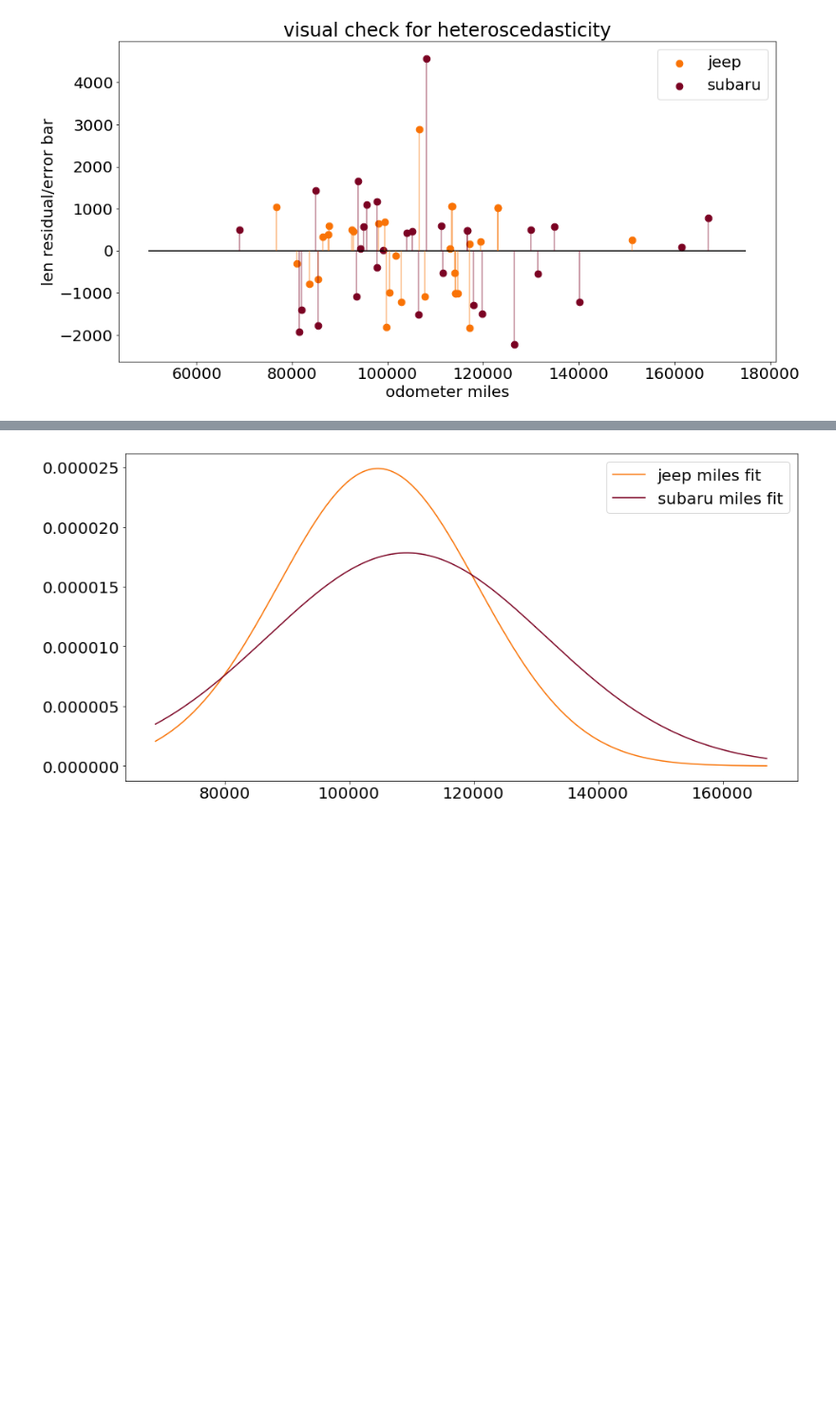
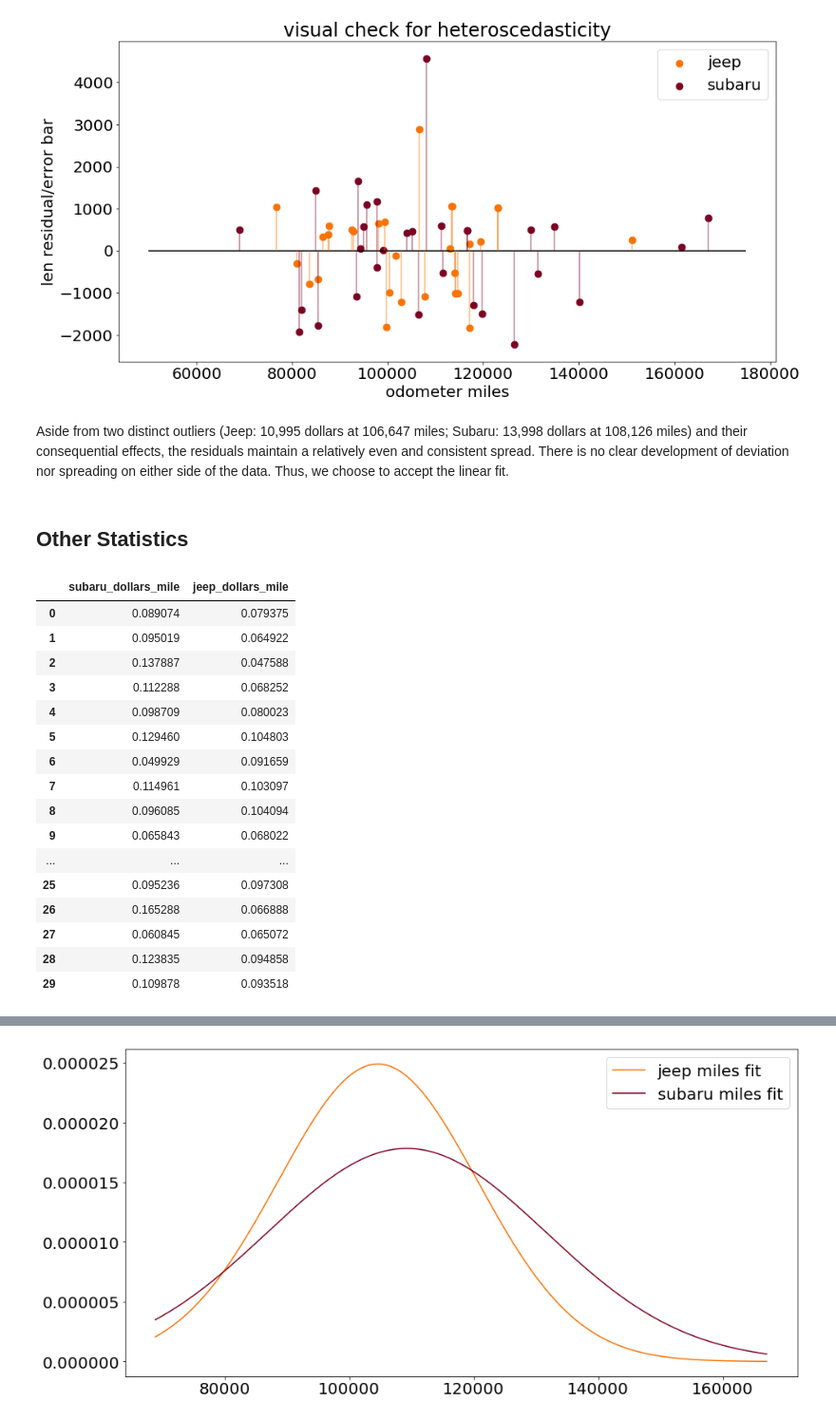
Before and after one commit to djdebonis/jeep_subaru, a Jupyter notebook: jeepsubaruanalysis.ipynb, the cells around one changed output, grey strips where cells are left out. Shown: that part at 95% size. Cells and saved outputs as stored; diff of their text form; code cells hidden in the pictures; blank space fills up the shorter version.

```diff
--- a/jeepsubaruanalysis.ipynb
+++ b/jeepsubaruanalysis.ipynb
@@ -254,3 +256,37 @@ plt.title('visual check for heteroscedasticity')
 # %% [output]
 Text(0.5, 1.0, 'visual check for heteroscedasticity')
 [figure]
+# %% [markdown]
+Aside from two distinct outliers (Jeep: 10,995 dollars at 106,647 miles; Subaru: 13,998 dollars at 108,126 miles) and their consequential effects, the residuals maintain a relatively even and consistent spread. There is no clear development of deviation nor spreading on either side of the data. Thus, we choose to accept the linear fit.
+# %% [markdown]
+## Other Statistics
+# %%
+# use the original car_data set to create a new df that displays how many dollars each car is worth according to its
+# mileage. i.e. value as a function of odometer reading
+
+# create two series from original dataframe
+jeep_dollars_mile = car_data['jeep_asking_price']/car_data['jeep_odometer_miles']
+subaru_dollars_mile = car_data['subaru_asking_price']/car_data['subaru_odometer_miles']
+
+# pu
+dollars_mile = {'subaru_dollars_mile': subaru_dollars_mile, 'jeep_dollars_mile': jeep_dollars_mile}
+dollars_mile_df = pd.DataFrame(dollars_mile)
+dollars_mile_df
+# %% [output]
+|  | subaru_dollars_mile | jeep_dollars_mile |
+| 0 | 0.089074 | 0.079375 |
+| 1 | 0.095019 | 0.064922 |
+| 2 | 0.137887 | 0.047588 |
+| 3 | 0.112288 | 0.068252 |
+| 4 | 0.098709 | 0.080023 |
+| 5 | 0.129460 | 0.104803 |
+| 6 | 0.049929 | 0.091659 |
+| 7 | 0.114961 | 0.103097 |
+| 8 | 0.096085 | 0.104094 |
+| 9 | 0.065843 | 0.068022 |
+| ... | ... | ... |
+| 25 | 0.095236 | 0.097308 |
+| 26 | 0.165288 | 0.066888 |
+| 27 | 0.060845 | 0.065072 |
+| 28 | 0.123835 | 0.094858 |
+| 29 | 0.109878 | 0.093518 |
```
Also changed, not shown: parts of 5 cells of this notebook.
